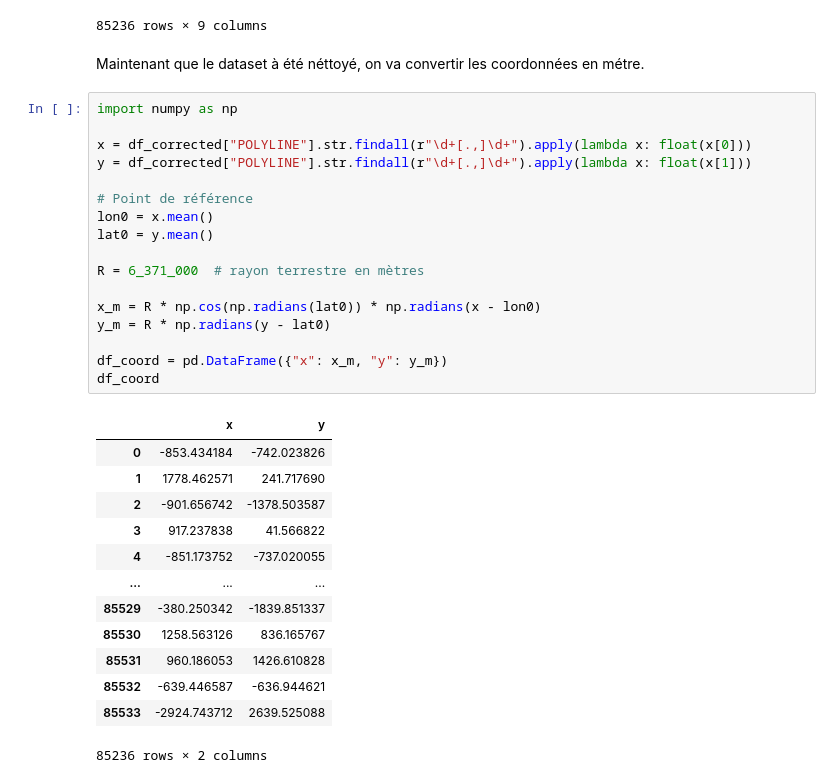
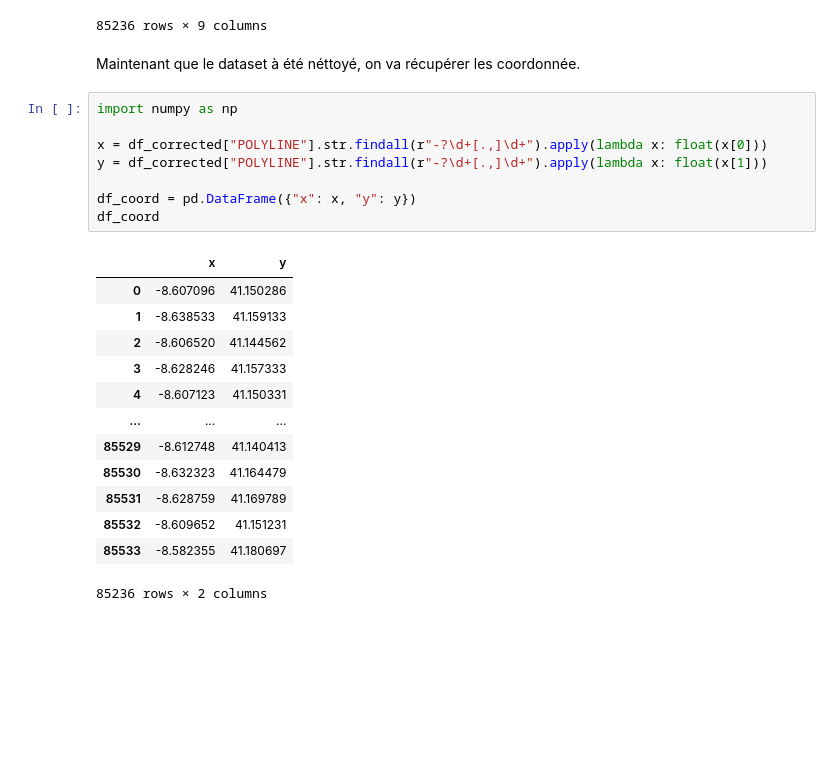
Before and after one commit to fmazur57u/Projet-DBScan, a Jupyter notebook: DBscan.ipynb, the cells around one changed output. Cells and saved outputs as stored; diff of their text form; blank space fills up the shorter version.

```diff
--- a/DBscan.ipynb
+++ b/DBscan.ipynb
@@ -37,37 +37,28 @@ df_corrected
 | 85533 | 1391442670620000406 | B | NaN | 6.0 | 20000406 | 1391442670 | A | False | [[-8.582355,41.180697],[-8.582382... |
 85236 rows × 9 columns
 # %% [markdown]
-Maintenant que le dataset à été néttoyé, on va convertir les coordonnées en métre.
+Maintenant que le dataset à été néttoyé, on va récupérer les coordonnée.
 # %%
 import numpy as np
 
-x = df_corrected["POLYLINE"].str.findall(r"\d+[.,]\d+").apply(lambda x: float(x[0]))
-y = df_corrected["POLYLINE"].str.findall(r"\d+[.,]\d+").apply(lambda x: float(x[1]))
+x = df_corrected["POLYLINE"].str.findall(r"-?\d+[.,]\d+").apply(lambda x: float(x[0]))
+y = df_corrected["POLYLINE"].str.findall(r"-?\d+[.,]\d+").apply(lambda x: float(x[1]))
 
-# Point de référence
-lon0 = x.mean()
-lat0 = y.mean()
-
-R = 6_371_000  # rayon terrestre en mètres
-
-x_m = R * np.cos(np.radians(lat0)) * np.radians(x - lon0)
-y_m = R * np.radians(y - lat0)
-
-df_coord = pd.DataFrame({"x": x_m, "y": y_m})
+df_coord = pd.DataFrame({"x": x, "y": y})
 df_coord
 # %% [output]
 |  | x | y |
-| 0 | -853.434184 | -742.023826 |
-| 1 | 1778.462571 | 241.717690 |
-| 2 | -901.656742 | -1378.503587 |
-| 3 | 917.237838 | 41.566822 |
-| 4 | -851.173752 | -737.020055 |
+| 0 | -8.607096 | 41.150286 |
+| 1 | -8.638533 | 41.159133 |
+| 2 | -8.606520 | 41.144562 |
+| 3 | -8.628246 | 41.157333 |
+| 4 | -8.607123 | 41.150331 |
 | ... | ... | ... |
-| 85529 | -380.250342 | -1839.851337 |
-| 85530 | 1258.563126 | 836.165767 |
-| 85531 | 960.186053 | 1426.610828 |
-| 85532 | -639.446587 | -636.944621 |
-| 85533 | -2924.743712 | 2639.525088 |
+| 85529 | -8.612748 | 41.140413 |
+| 85530 | -8.632323 | 41.164479 |
+| 85531 | -8.628759 | 41.169789 |
+| 85532 | -8.609652 | 41.151231 |
+| 85533 | -8.582355 | 41.180697 |
 85236 rows × 2 columns
 # %%
 import seaborn as sns
```
Also changed, not shown: parts of 9 cells of this notebook, 1 other file.
